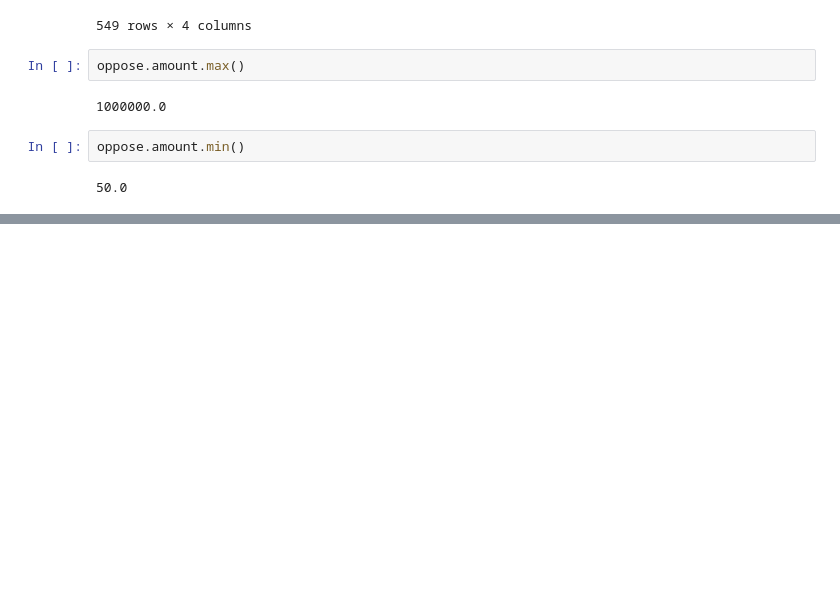
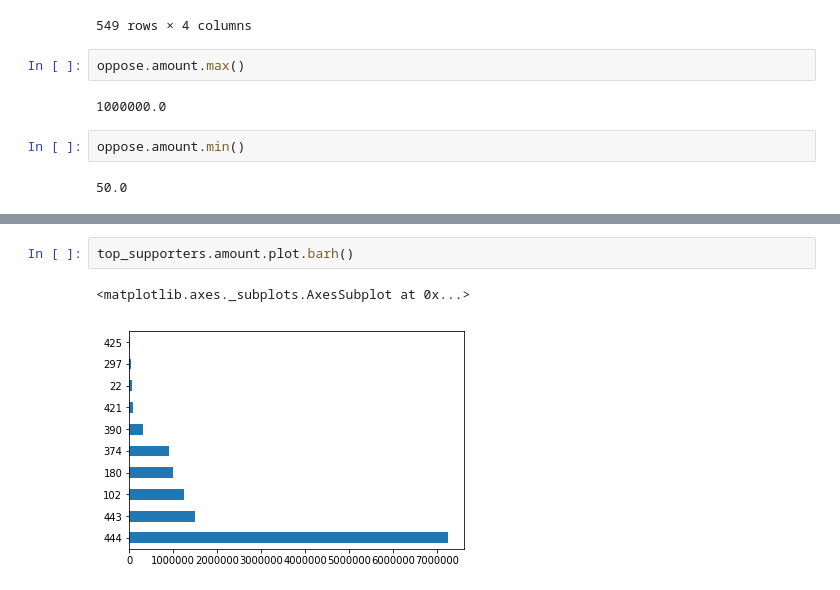
Before and after one commit to makkelo/first-python-notebook, a Jupyter notebook: Eka viikko.ipynb, the cells around one changed output, grey strips where cells are left out. Saved outputs shown, nothing was run; the diff lists cells and outputs as text; blank space fills up the shorter version.

```diff
--- a/Eka viikko.ipynb
+++ b/Eka viikko.ipynb
@@ -482,0 +508,5 @@ oppose.amount.min()
+# %%
+top_supporters.amount.plot.barh()
+# %% [output]
+<matplotlib.axes._subplots.AxesSubplot at 0x...>
+[figure, added]
```
Also changed, not shown: parts of 14 cells of this notebook.
